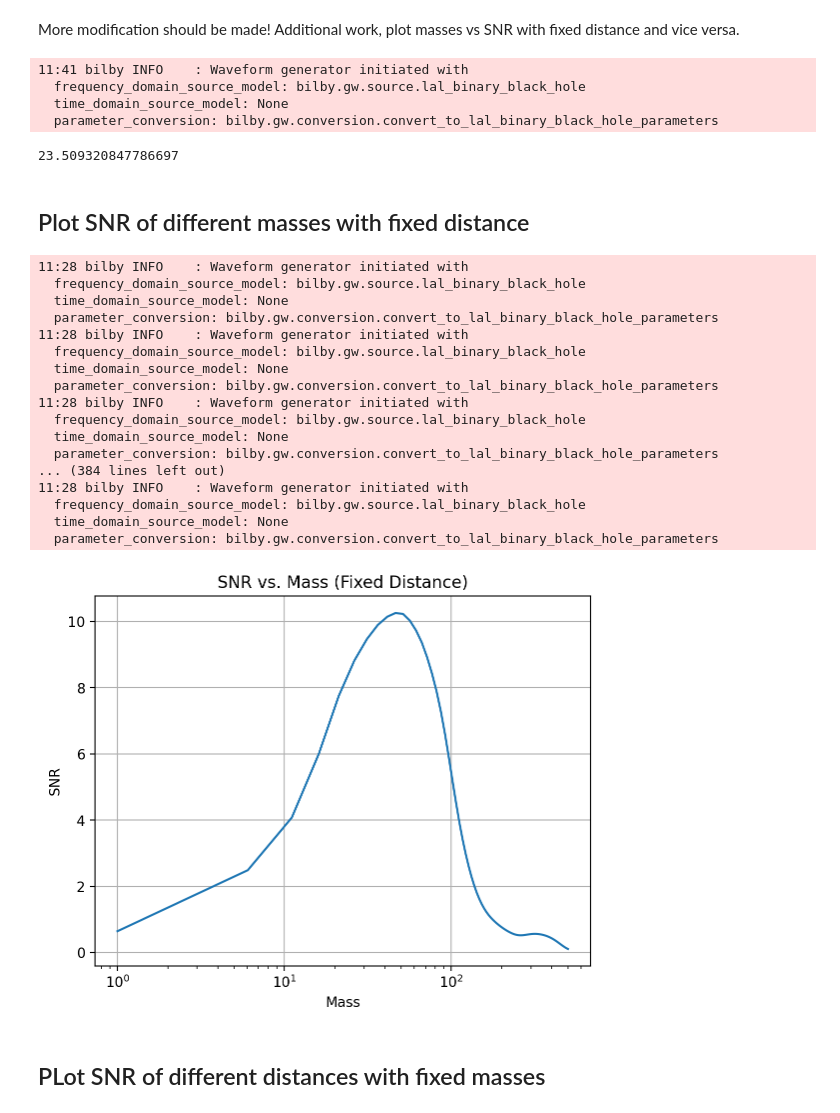
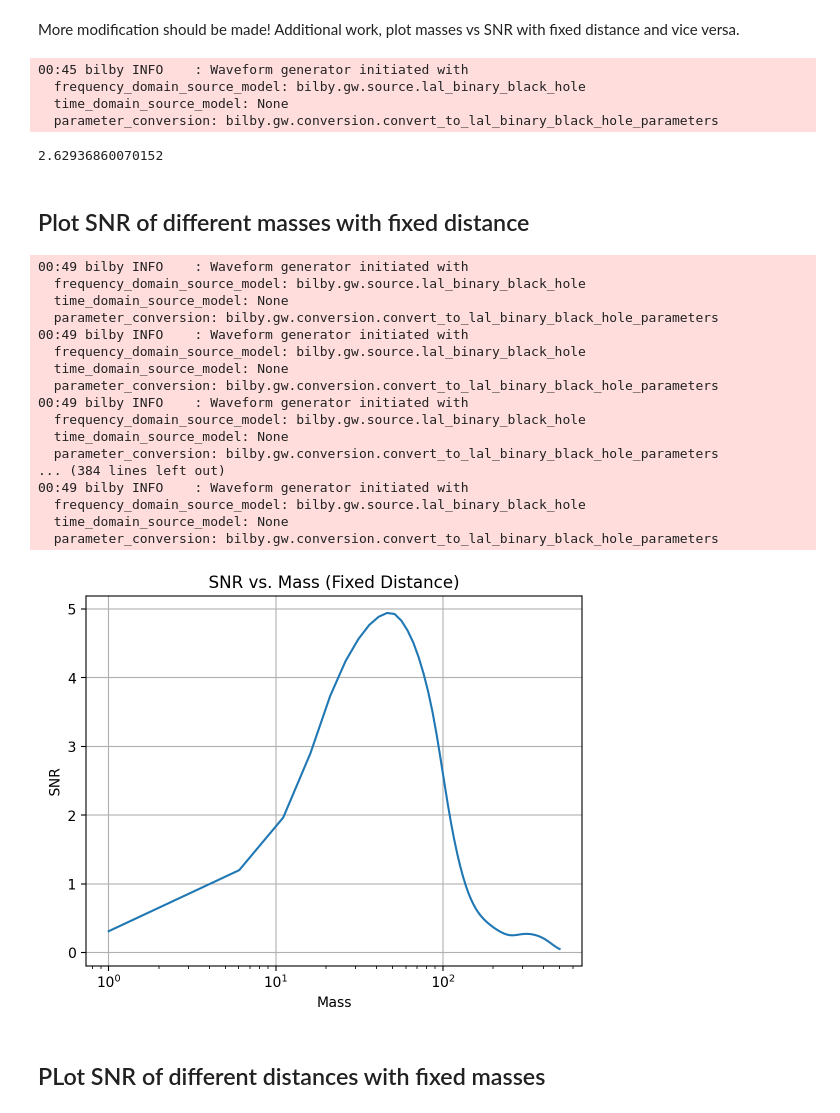
Before and after one commit to MiaoShang00/GW_project, a Jupyter notebook: snr_function.ipynb, the cells around one changed output. Saved outputs shown, nothing was run; the diff lists cells and outputs as text; code cells hidden in the pictures.

```diff
--- a/snr_function.ipynb
+++ b/snr_function.ipynb
@@ -138,7 +116,18 @@ def Fx(RA,DEC,Psi): #(57) of https://arxiv.org/pdf/0903.0338.pdf
+# %%
+psd_extend=np.pad(psd,(0,len(fs) - len(psd)), mode='constant', constant_values=1)
+
+sn=interp1d(fs,psd_extend)   #interpolate psd
+
+# Define the integrand function
+def integrand(fs, hp, sn):
+    return (abs(hp) ** 2) / sn(fs)
+
+# Calculate the integral using trapz
+s2n = np.sqrt(4*trapz(integrand(fs, hp, sn), fs))
 # %% [markdown]
 ## SNR function using self defined mass_1 and mass_2, and distance of the objects
 # %%
-def SNR(mass1,mass2,distance,incl,ra,dec,psi):
+def SNR(mass1,mass2,distance,sensitivity):
     #distance should have unit of Gpc
     binary_parameters = dict(
         mass_1=mass1,
@@ -150,12 +139,12 @@ def SNR(mass1,mass2,distance,incl,ra,dec,psi):
         phi_12= 0.,
         phi_jl= 0.,
         luminosity_distance = distance,
-        theta_jn = incl,
-        psi = psi,
+        theta_jn = np.pi/10.,
+        psi = np.pi/8.,
         phase = 0.,
         geocent_time = 0.,
-        ra = ra,
-        dec = dec,
+        ra = np.pi/4,
+        dec = 3.*np.pi/2,
     )
 
 
@@ -182,67 +171,71 @@ def SNR(mass1,mass2,distance,incl,ra,dec,psi):
     hp = gen_h['plus']
     hx = gen_h['cross']
 
-    h=Fp(ra,dec,psi)*hp+Fx(ra,dec,psi)*hx
-    func=interpolate.interp1d(frequency,abs(h[:len(psd)])**2/psd,kind='linear')
+    f=np.loadtxt(sensitivity,delimiter=' ')
+    frequency,psd= f[:,0],np.square(f[:,1])
 
-    s2n_square=4*integrate.trapz(func(frequency))
-    s2n=s2n_square**(1/2)
+    psd_extend=np.pad(psd,(0,len(fs) - len(psd)), mode='constant', constant_values=1)
+
+    sn=interp1d(fs,psd_extend)   #interpolate psd
+
+    # Define the integrand function
+    def integrand(fs, hp, sn):
+        return (abs(hp) ** 2) / sn(fs)
+
+    # Calculate the integral using trapz
+    s2n = np.sqrt(4*trapz(integrand(fs, hp, sn), fs))
 
     return s2n
 # %% [markdown]
 More modification should be made!
 Additional work, plot masses vs SNR with fixed distance and vice versa.
 # %%
-SNR(20.,30.,1000.,np.pi/10.,np.pi/4.,3.*np.pi/2,np.pi/8.)
+SNR(34.,14.,3600.,'aligo_O4high.txt')
 # %% [output]
-11:41 bilby INFO    : Waveform generator initiated with
+00:45 bilby INFO    : Waveform generator initiated with
   frequency_domain_source_model: bilby.gw.source.lal_binary_black_hole
   time_domain_source_model: None
   parameter_conversion: bilby.gw.conversion.convert_to_lal_binary_black_hole_parameters
-23.509320847786697
+2.62936860070152
 # %% [markdown]
 ## Plot SNR of different masses with fixed distance
 # %%
 #list of mass values
 masses=np.linspace(1,500,100)
 
 #fixed distance value
 distance=3000
 
-incl=np.pi/20.
-ra=np.pi/4.
-dec=3./2*np.pi
-psi=np.pi/8.
-
-snr_values = [SNR(mass, mass, distance, incl, ra, dec, psi) for mass in masses]
+#fixed sensitivity
+snr_values = [SNR(mass, mass, distance, 'aligo_O4high.txt') for mass in masses]
 
 # Plotting
 #plt.plot(masses, snr_values)
 plt.semilogx(masses,snr_values)
 plt.xlabel('Mass')
 plt.ylabel('SNR')
 plt.title('SNR vs. Mass (Fixed Distance)')
 plt.grid(True)
 plt.show()
 # %% [output]
-11:28 bilby INFO    : Waveform generator initiated with
+00:49 bilby INFO    : Waveform generator initiated with
   frequency_domain_source_model: bilby.gw.source.lal_binary_black_hole
   time_domain_source_model: None
   parameter_conversion: bilby.gw.conversion.convert_to_lal_binary_black_hole_parameters
-11:28 bilby INFO    : Waveform generator initiated with
+00:49 bilby INFO    : Waveform generator initiated with
   frequency_domain_source_model: bilby.gw.source.lal_binary_black_hole
   time_domain_source_model: None
   parameter_conversion: bilby.gw.conversion.convert_to_lal_binary_black_hole_parameters
-11:28 bilby INFO    : Waveform generator initiated with
+00:49 bilby INFO    : Waveform generator initiated with
   frequency_domain_source_model: bilby.gw.source.lal_binary_black_hole
   time_domain_source_model: None
   parameter_conversion: bilby.gw.conversion.convert_to_lal_binary_black_hole_parameters
 ... (384 lines left out)
-11:28 bilby INFO    : Waveform generator initiated with
+00:49 bilby INFO    : Waveform generator initiated with
   frequency_domain_source_model: bilby.gw.source.lal_binary_black_hole
   time_domain_source_model: None
   parameter_conversion: bilby.gw.conversion.convert_to_lal_binary_black_hole_parameters
-[figure, old version]
+[figure, new version]
 # %% [markdown]
 ## PLot SNR of different distances with fixed masses
 # %%
```
Also changed, not shown: parts of 6 cells of this notebook.
